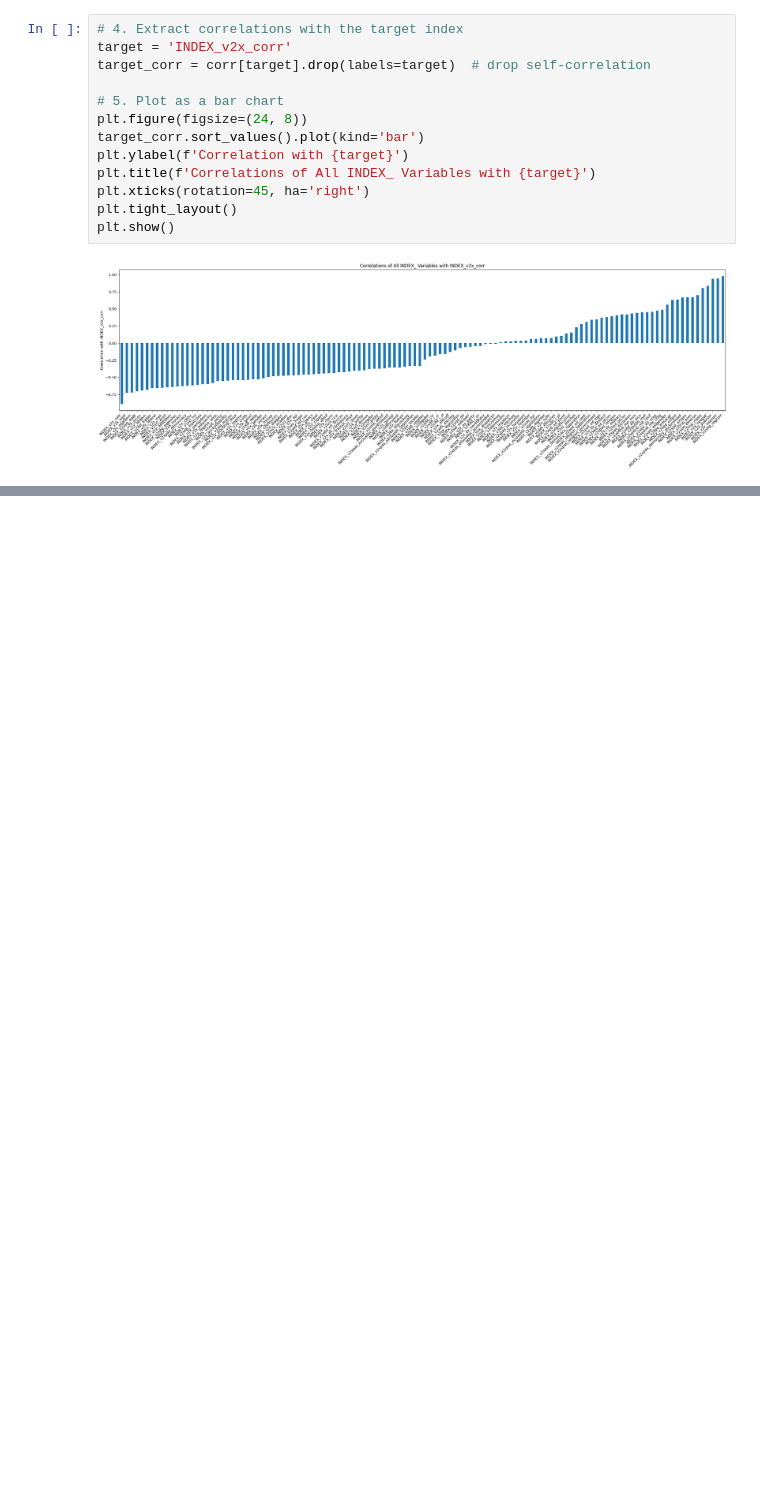
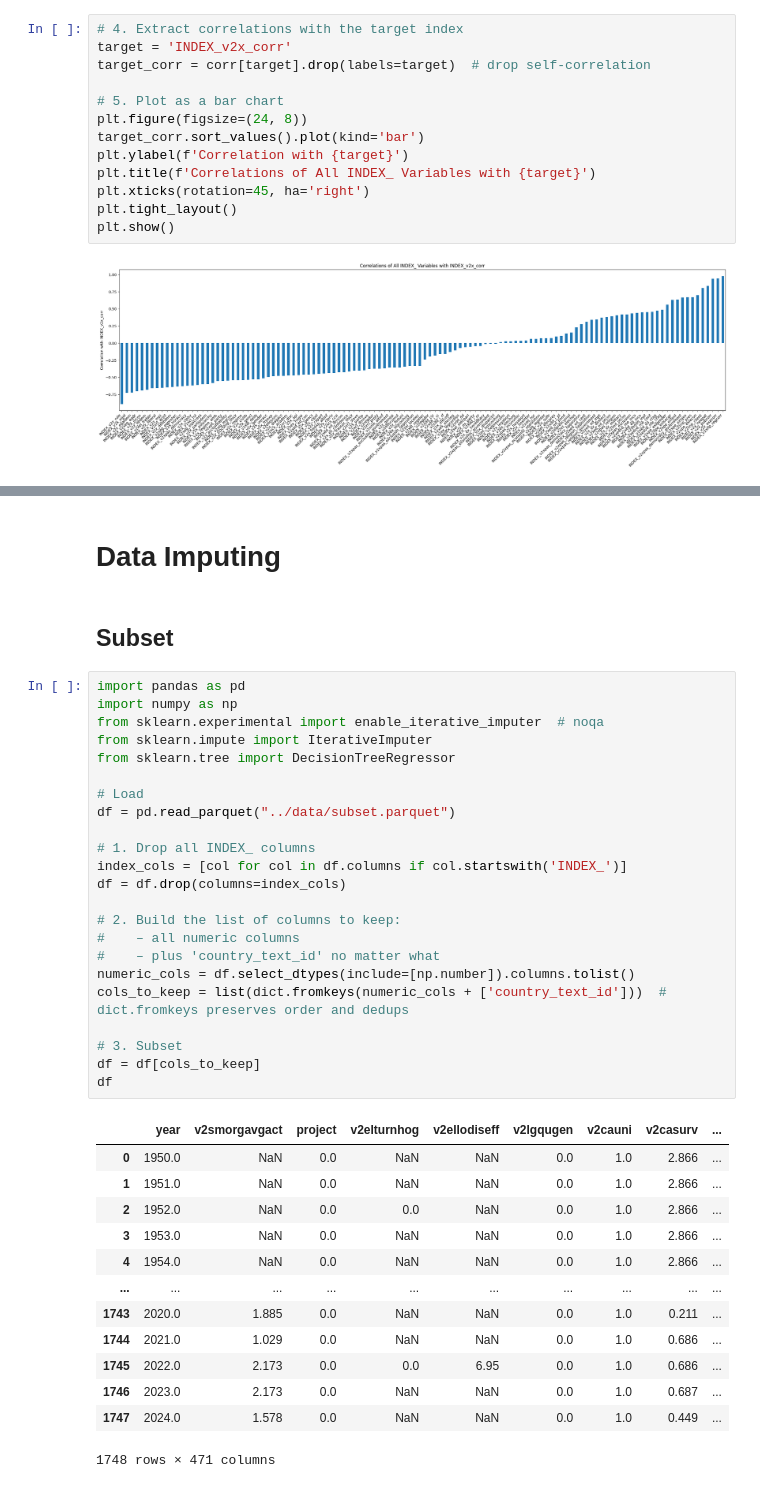
Before and after one commit to Paul-Elvis-Otto/mlPaper, a Jupyter notebook: notebooks/Final_EDA.ipynb, the cells around one changed output, grey strips where cells are left out. Drawn from its saved outputs; the diff is of its cells as text; blank space fills up the shorter version.

```diff
--- a/notebooks/Final_EDA.ipynb
+++ b/notebooks/Final_EDA.ipynb
@@ -90,0 +126,41 @@ plt.show()
+# %% [markdown]
+# Data Imputing
+# %% [markdown]
+## Subset
+# %%
+import pandas as pd
+import numpy as np
+from sklearn.experimental import enable_iterative_imputer  # noqa
+from sklearn.impute import IterativeImputer
+from sklearn.tree import DecisionTreeRegressor
+
+# Load
+df = pd.read_parquet("../data/subset.parquet")
+
+# 1. Drop all INDEX_ columns
+index_cols = [col for col in df.columns if col.startswith('INDEX_')]
+df = df.drop(columns=index_cols)
+
+# 2. Build the list of columns to keep:
+#    – all numeric columns
+#    – plus 'country_text_id' no matter what
+numeric_cols = df.select_dtypes(include=[np.number]).columns.tolist()
+cols_to_keep = list(dict.fromkeys(numeric_cols + ['country_text_id']))  # dict.fromkeys preserves order and dedups
+
+# 3. Subset
+df = df[cols_to_keep]
+df
+# %% [output]
+|  | year | v2smorgavgact | project | v2elturnhog | v2ellodiseff | v2lgqugen | v2cauni | v2casurv | ... |
+| 0 | 1950.0 | NaN | 0.0 | NaN | NaN | 0.0 | 1.0 | 2.866 | ... |
+| 1 | 1951.0 | NaN | 0.0 | NaN | NaN | 0.0 | 1.0 | 2.866 | ... |
+| 2 | 1952.0 | NaN | 0.0 | 0.0 | NaN | 0.0 | 1.0 | 2.866 | ... |
+| 3 | 1953.0 | NaN | 0.0 | NaN | NaN | 0.0 | 1.0 | 2.866 | ... |
+| 4 | 1954.0 | NaN | 0.0 | NaN | NaN | 0.0 | 1.0 | 2.866 | ... |
+| ... | ... | ... | ... | ... | ... | ... | ... | ... | ... |
+| 1743 | 2020.0 | 1.885 | 0.0 | NaN | NaN | 0.0 | 1.0 | 0.211 | ... |
+| 1744 | 2021.0 | 1.029 | 0.0 | NaN | NaN | 0.0 | 1.0 | 0.686 | ... |
+| 1745 | 2022.0 | 2.173 | 0.0 | 0.0 | 6.95 | 0.0 | 1.0 | 0.686 | ... |
+| 1746 | 2023.0 | 2.173 | 0.0 | NaN | NaN | 0.0 | 1.0 | 0.687 | ... |
+| 1747 | 2024.0 | 1.578 | 0.0 | NaN | NaN | 0.0 | 1.0 | 0.449 | ... |
+1748 rows × 471 columns
```
Also changed, not shown: parts of 12 cells of this notebook, 9 other files.
